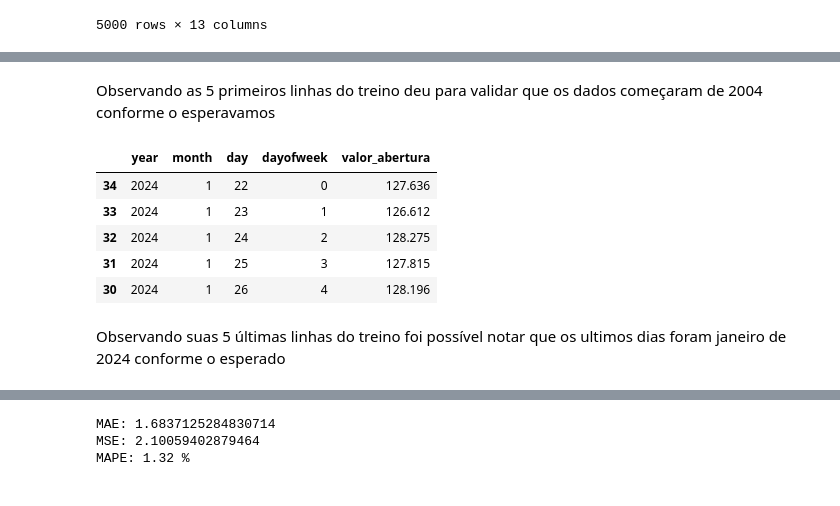
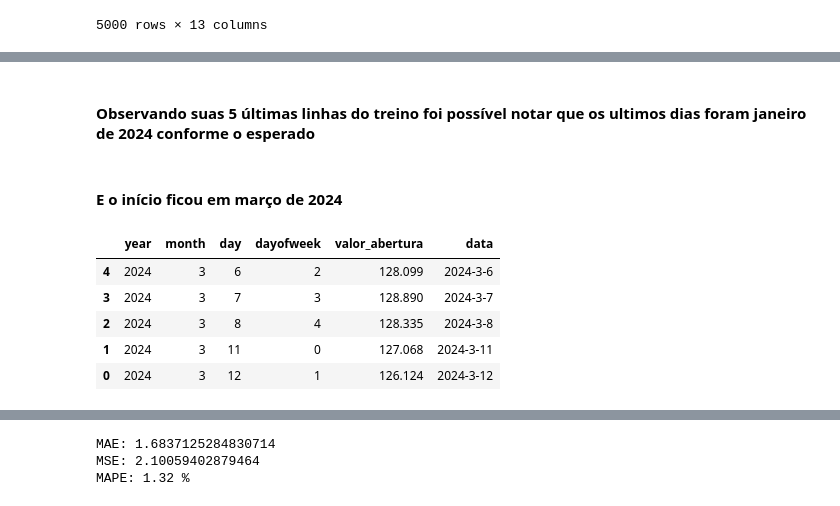
Before and after one commit to willdevsp/fiap-tech-challenge-pos-tech-data-analytics, a Jupyter notebook: Fase2/tech-challenger-bolsa-valores.ipynb, the cells around one changed output, grey strips where cells are left out. Drawn from its saved outputs; the diff is of its cells as text; code cells hidden in the pictures.

```diff
--- a/Fase2/tech-challenger-bolsa-valores.ipynb
+++ b/Fase2/tech-challenger-bolsa-valores.ipynb
@@ -1002,13 +1016,13 @@ X_train.head()
-# %% [markdown]
-Observando as 5 primeiros linhas do treino deu para validar que os dados começaram de 2004 conforme o  esperavamos
+# %% [markdown]
+#### Observando suas 5 últimas linhas do treino foi possível notar que os ultimos dias foram janeiro de 2024 conforme o esperado
+# %% [markdown]
+#### E o início ficou em março de 2024
 # %%
-X_train.tail()
+X_test.tail()
 # %% [output]
-|  | year | month | day | dayofweek | valor_abertura |
-| 34 | 2024 | 1 | 22 | 0 | 127.636 |
-| 33 | 2024 | 1 | 23 | 1 | 126.612 |
-| 32 | 2024 | 1 | 24 | 2 | 128.275 |
-| 31 | 2024 | 1 | 25 | 3 | 127.815 |
-| 30 | 2024 | 1 | 26 | 4 | 128.196 |
+|  | year | month | day | dayofweek | valor_abertura | data |
+| 4 | 2024 | 3 | 6 | 2 | 128.099 | 2024-3-6 |
+| 3 | 2024 | 3 | 7 | 3 | 128.890 | 2024-3-7 |
+| 2 | 2024 | 3 | 8 | 4 | 128.335 | 2024-3-8 |
+| 1 | 2024 | 3 | 11 | 0 | 127.068 | 2024-3-11 |
+| 0 | 2024 | 3 | 12 | 1 | 126.124 | 2024-3-12 |
-# %% [markdown]
-Observando suas 5 últimas linhas do treino foi possível notar que os ultimos dias foram janeiro de 2024 conforme o esperado
```
Also changed, not shown: parts of 36 cells of this notebook.
